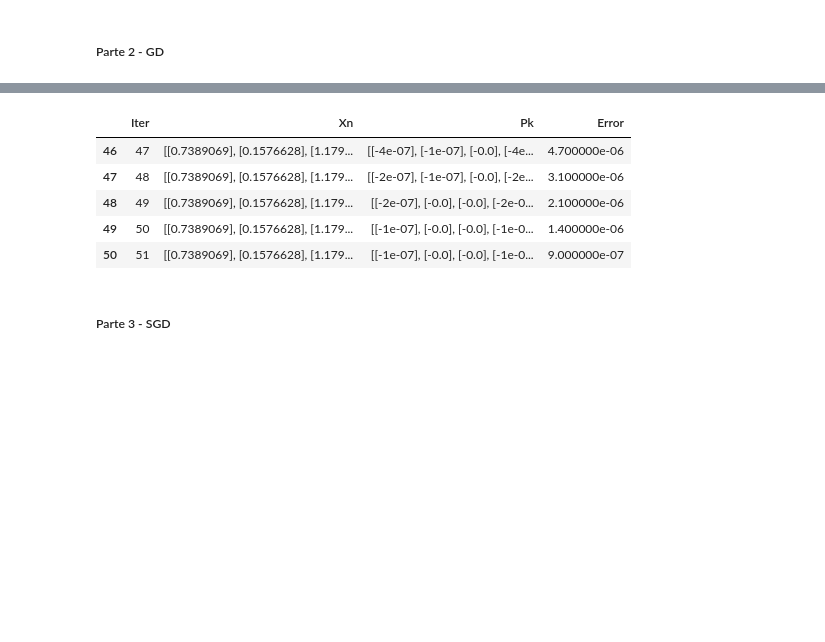
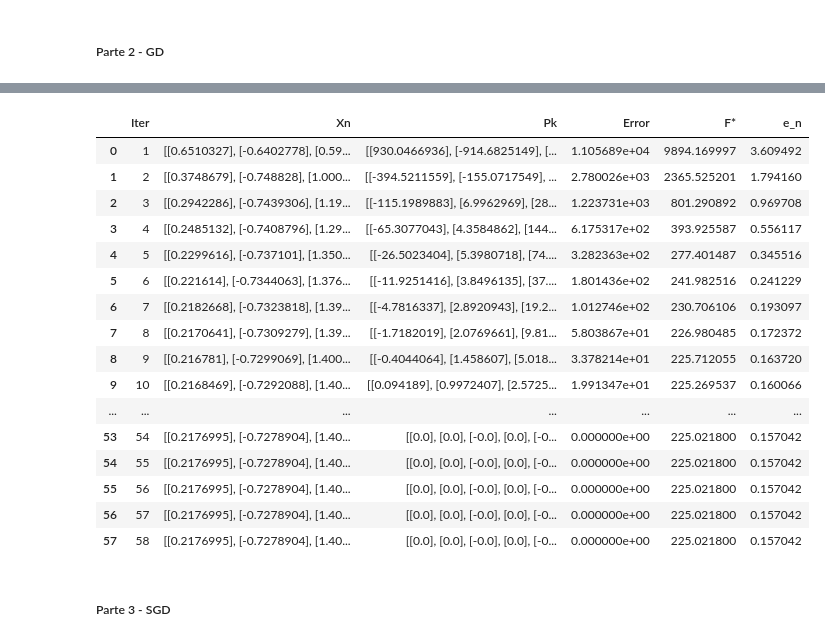
Before and after one commit to CarlosGarlem/AlgoritmosDS, a Jupyter notebook: optimizationProject/algoritmos.ipynb, the cells around one changed output, grey strips where cells are left out. Saved outputs shown, nothing was run; the diff lists cells and outputs as text; code cells hidden in the pictures; blank space fills up the shorter version.

```diff
--- a/optimizationProject/algoritmos.ipynb
+++ b/optimizationProject/algoritmos.ipynb
@@ -376,9 +392,10 @@ b = A.dot(x_true) + np.random.normal(0, 0.5, size = (n,1))
 # %%
-def computeGD(x_0, A, b, kmax, lr, mb_size, epsilon = 0.00000001):
+def computeGD(path, x_0, kmax, lr, mb_size, epsilon = 0.00000001):
     k = 0
     x_k = x_0
+    A, b, x_true = getData(path)
     error = float('inf')
-    data = {'Iter': [], 'Xn': [], 'Pk': [], 'Error': []}
+    data = {'Iter': [], 'Xn': [], 'Pk': [], 'Error': [], 'F*': [], 'e_n': []}
 
     mat = np.hstack((A,b))
     while k < kmax and error > epsilon:
@@ -396,11 +413,19 @@ def computeGD(x_0, A, b, kmax, lr, mb_size, epsilon = 0.00000001):
             x_k = x_k1
 
         k += 1
+        #f_k = 0.5 * np.mean((np.matmul(A, x_k) - b)**2) #objective function
+        f_k = np.sum((np.matmul(A, x_k) - b)**2)
+        e_k = np.linalg.norm(x_k - x_true)
         error = np.linalg.norm(gradient)
         data['Iter'].append(k)
         data['Xn'].append(x_k.round(7))
         data['Pk'].append(-1 * gradient.round(7))
         data['Error'].append(error.round(7))
+        data['F*'].append(f_k.round(7))
+        data['e_n'].append(e_k.round(7))
 
     results = pd.DataFrame(data)
     return results
+# %%
+path = 'D:/cgarcia/Galileo/3er_Trimestre/AlgoritmosDS/Labs/AlgoritmosDS/optimizationProject/data'
+generateData(100, 1000, path)
@@ -406,0 +434,2 @@ def computeGD(x_0, A, b, kmax, lr, mb_size, epsilon = 0.00000001):
+# %%
+A, b, x_true = getData(path + '/datos.pickle')
@@ -451,7 +471,16 @@ x_0 = np.zeros_like(x_true)
 kmax = 100
 # %%
 for lr in lr_list:
-    df = computeGD(x_0, A, b, kmax, lr, A.shape[0])
-    plt.plot(np.arange(1,21), df.loc[:19, 'Error'])
+    df = computeGD(path + './datos.pickle', x_0, kmax, lr, A.shape[0])
+    print('LR {}-------------'.format(lr))
+    print('Error: ',df.iloc[-1, -3])
+    print('F*: ',df.iloc[-1, -2])
+    print('e_n: ', df.iloc[-1, -1])
+    plt.plot(np.arange(1,21), df.loc[:19, 'Error'], label = 'LR: {}'.format(lr))
+
+plt.title('GD')
+plt.xlabel('Iters')
+plt.ylabel('Error')
+plt.legend()
 plt.show()
 # %% [output]
@@ -459,12 +500,23 @@ plt.show()
 # %%
-df.tail()
+df
 # %% [output]
-|  | Iter | Xn | Pk | Error |
-| 46 | 47 | [[0.7389069], [0.1576628], [1.179... | [[-4e-07], [-1e-07], [-0.0], [-4e... | 4.700000e-06 |
-| 47 | 48 | [[0.7389069], [0.1576628], [1.179... | [[-2e-07], [-1e-07], [-0.0], [-2e... | 3.100000e-06 |
-| 48 | 49 | [[0.7389069], [0.1576628], [1.179... | [[-2e-07], [-0.0], [-0.0], [-2e-0... | 2.100000e-06 |
-| 49 | 50 | [[0.7389069], [0.1576628], [1.179... | [[-1e-07], [-0.0], [-0.0], [-1e-0... | 1.400000e-06 |
-| 50 | 51 | [[0.7389069], [0.1576628], [1.179... | [[-1e-07], [-0.0], [-0.0], [-1e-0... | 9.000000e-07 |
+|  | Iter | Xn | Pk | Error | F* | e_n |
+| 0 | 1 | [[0.6510327], [-0.6402778], [0.59... | [[930.0466936], [-914.6825149], [... | 1.105689e+04 | 9894.169997 | 3.609492 |
+| 1 | 2 | [[0.3748679], [-0.748828], [1.000... | [[-394.5211559], [-155.0717549], ... | 2.780026e+03 | 2365.525201 | 1.794160 |
+| 2 | 3 | [[0.2942286], [-0.7439306], [1.19... | [[-115.1989883], [6.9962969], [28... | 1.223731e+03 | 801.290892 | 0.969708 |
+| 3 | 4 | [[0.2485132], [-0.7408796], [1.29... | [[-65.3077043], [4.3584862], [144... | 6.175317e+02 | 393.925587 | 0.556117 |
+| 4 | 5 | [[0.2299616], [-0.737101], [1.350... | [[-26.5023404], [5.3980718], [74.... | 3.282363e+02 | 277.401487 | 0.345516 |
+| 5 | 6 | [[0.221614], [-0.7344063], [1.376... | [[-11.9251416], [3.8496135], [37.... | 1.801436e+02 | 241.982516 | 0.241229 |
+| 6 | 7 | [[0.2182668], [-0.7323818], [1.39... | [[-4.7816337], [2.8920943], [19.2... | 1.012746e+02 | 230.706106 | 0.193097 |
+| 7 | 8 | [[0.2170641], [-0.7309279], [1.39... | [[-1.7182019], [2.0769661], [9.81... | 5.803867e+01 | 226.980485 | 0.172372 |
+| 8 | 9 | [[0.216781], [-0.7299069], [1.400... | [[-0.4044064], [1.458607], [5.018... | 3.378214e+01 | 225.712055 | 0.163720 |
+| 9 | 10 | [[0.2168469], [-0.7292088], [1.40... | [[0.094189], [0.9972407], [2.5725... | 1.991347e+01 | 225.269537 | 0.160066 |
+| ... | ... | ... | ... | ... | ... | ... |
+| 53 | 54 | [[0.2176995], [-0.7278904], [1.40... | [[0.0], [0.0], [-0.0], [0.0], [-0... | 0.000000e+00 | 225.021800 | 0.157042 |
+| 54 | 55 | [[0.2176995], [-0.7278904], [1.40... | [[0.0], [0.0], [-0.0], [0.0], [-0... | 0.000000e+00 | 225.021800 | 0.157042 |
+| 55 | 56 | [[0.2176995], [-0.7278904], [1.40... | [[0.0], [0.0], [-0.0], [0.0], [-0... | 0.000000e+00 | 225.021800 | 0.157042 |
+| 56 | 57 | [[0.2176995], [-0.7278904], [1.40... | [[0.0], [0.0], [-0.0], [0.0], [-0... | 0.000000e+00 | 225.021800 | 0.157042 |
+| 57 | 58 | [[0.2176995], [-0.7278904], [1.40... | [[0.0], [0.0], [-0.0], [0.0], [-0... | 0.000000e+00 | 225.021800 | 0.157042 |
 # %% [markdown]
 ##### Parte 3 - SGD
 # %%
```
Also changed, not shown: parts of 17 cells of this notebook, 4 other files.
